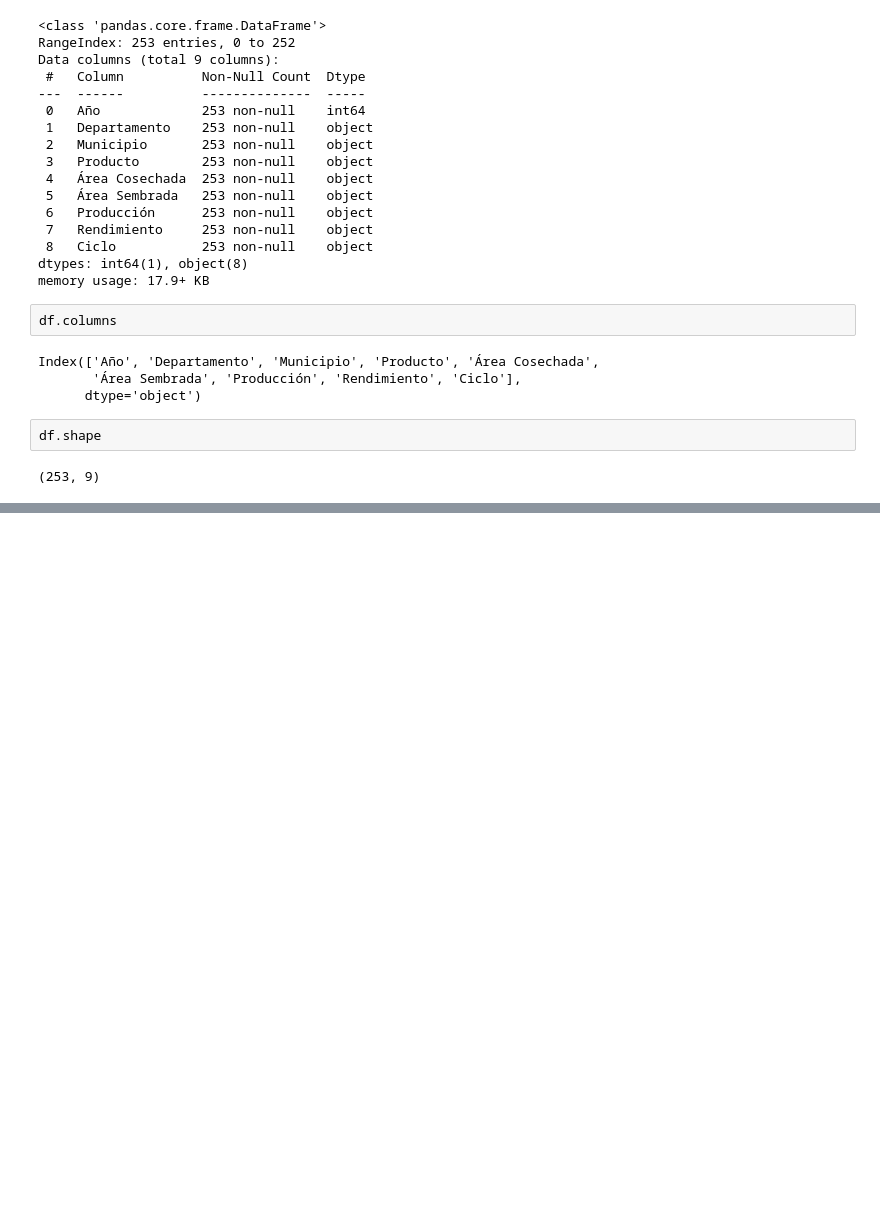
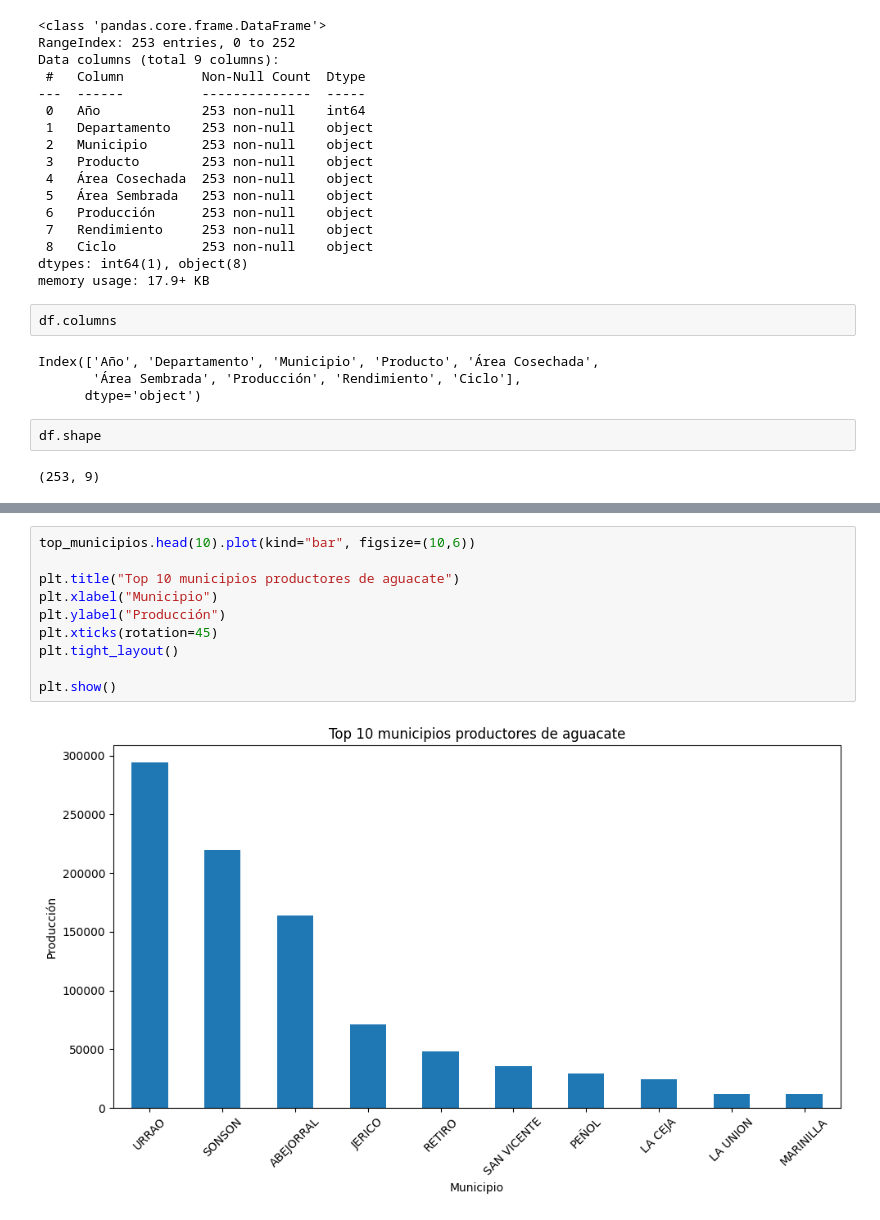
Before and after one commit to MateoCas/precision-avocado-project, a Jupyter notebook: notebooks/01_data_cleaning.ipynb, the cells around one changed output, grey strips where cells are left out. Saved outputs shown, nothing was run; the diff lists cells and outputs as text; blank space fills up the shorter version.

```diff
--- a/notebooks/01_data_cleaning.ipynb
+++ b/notebooks/01_data_cleaning.ipynb
@@ -41,0 +105,12 @@ df.shape
+# %%
+top_municipios.head(10).plot(kind="bar", figsize=(10,6))
+
+plt.title("Top 10 municipios productores de aguacate")
+plt.xlabel("Municipio")
+plt.ylabel("Producción")
+plt.xticks(rotation=45)
+plt.tight_layout()
+
+plt.show()
+# %% [output]
+[figure, added]
```
Also changed, not shown: parts of 15 cells of this notebook, 1 other file.
